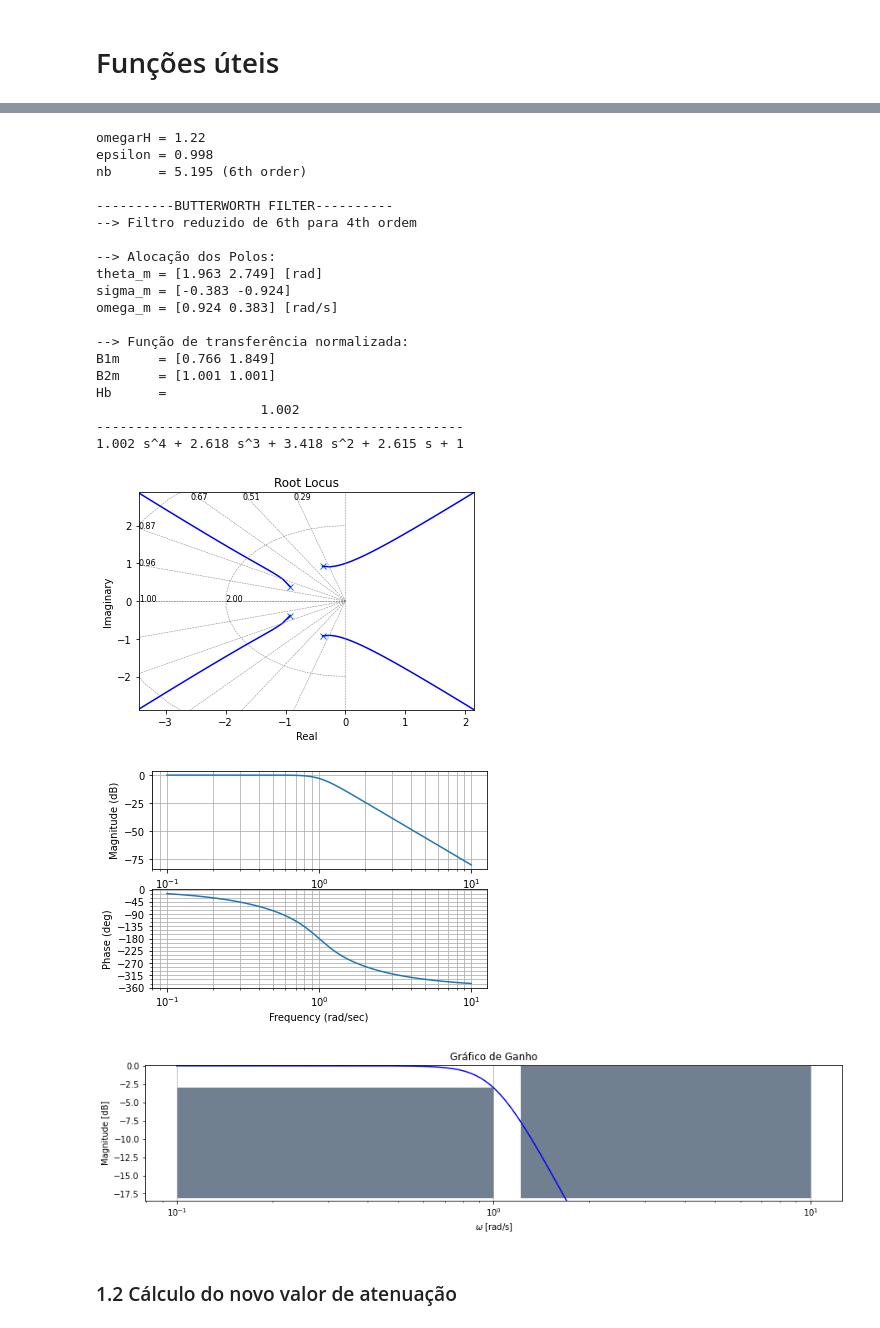
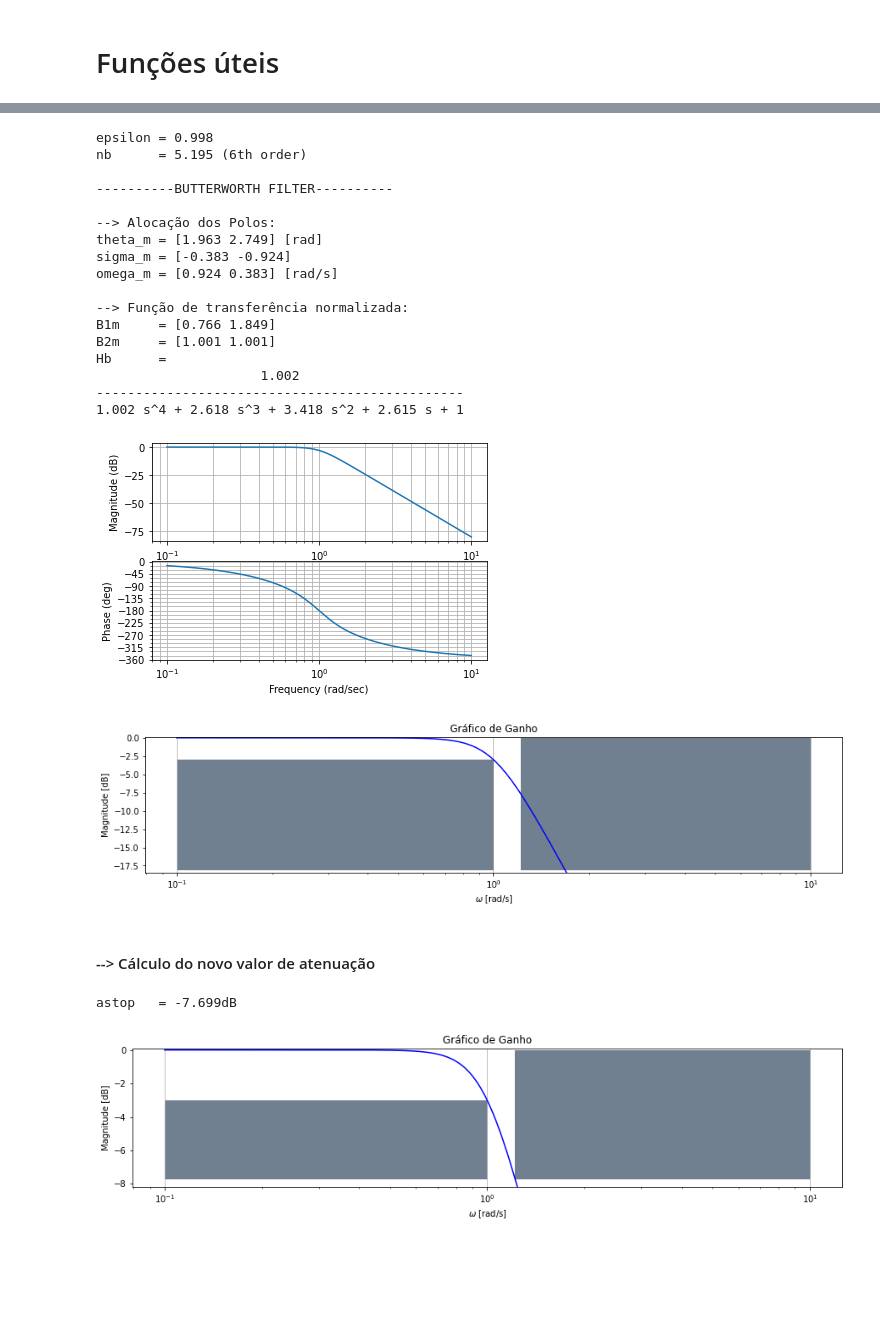
Before and after one commit to Widmark-Kaue/digital-signal-processing, a Jupyter notebook: avl2.ipynb, the cells around one changed output, grey strips where cells are left out. Cells and saved outputs as stored; diff of their text form; code cells hidden in the pictures; blank space fills up the shorter version.

```diff
--- a/avl2.ipynb
+++ b/avl2.ipynb
@@ -36,7 +43,7 @@ def thetam (n:int)->np.ndarray:
 
     return np.pi*(2*m + n + 1)/(2*n)
 
-def FTb(n:int, R:float)-> m.TransferFunction:
+def FTb(n:int, R:float)-> any:
         print(10*'-'+'BUTTERWORTH FILTER'+10*'-')
         if n > 4:
             print(f'--> Filtro reduzido de {n}th para 4th ordem')
@@ -44,8 +51,6 @@ def FTb(n:int, R:float)-> m.TransferFunction:
         sigma_m = R*np.cos(thetam(n))
         omega_m = R*np.sin(thetam(n))
         exp     = 0 if n%2 == 0 else 1
-
-
 
         s  = m.tf('s')
 
@@ -86,24 +91,21 @@ eps = epsf(apass)
 nb  = np.log10(epsf(astop)/epsf(apass))/(2*np.log10(omegarH))
 n   =  round(nb)+1 if not nb%1 == 0 else nb
 
-print(f'omegarH\t= {round(omegarH,3)}')
 print(f'epsilon\t= {round(eps,3)}')
 print(f'nb\t= {round(nb,3)} ({n}th order)\n')
 
 # alocação dos polos
-R = eps**(-1/(n if n<=4 else 4))
+n = n if n<=4 else 4
+R = eps**(-1/(n))
 
 # função de transferência
 s   = m.tf('s')
 H   = FTb(n,R)
-Hrl = H(s)
+HrL = H(s)
 
-# Lugar das raízes
-m.rlocus(Hrl, grid = True, plotstr='b')
-plt.show()
 
 # Diagrama de Bode
-mag, phase, omega = m.bode(Hrl, plot = True)
+mag, phase, omega = m.bode(HrL, plot = True)
 magdB = 20*np.log10(mag)
 plt.show()
 
@@ -125,12 +127,10 @@ with plt.rc_context({'figure.figsize':(15,3)}):
     plt.grid(axis = 'x')
     plt.show()
 # %% [output]
-omegarH = 1.22
 epsilon = 0.998
 nb      = 5.195 (6th order)
 
 ----------BUTTERWORTH FILTER----------
---> Filtro reduzido de 6th para 4th ordem
 
 --> Alocação dos Polos:
 theta_m = [1.963 2.749] [rad]
@@ -144,8 +144,7 @@ Hb      =
                      1.002
 -----------------------------------------------
 1.002 s^4 + 2.618 s^3 + 3.418 s^2 + 2.615 s + 1
-[figure, old version]
+[figure, new version]
-[figure, old version]
+[figure, new version]
-[figure, removed]
 # %% [markdown]
-### 1.2 Cálculo do novo valor de atenuação
+#### -->  Cálculo do novo valor de atenuação
@@ -154 +151,22 @@ astop = 10**(8*np.log10(omegarH)) #calcular expressão
+# %%
+astopNew = -10*np.log10(omegarH**(2*n)*(10**(-0.1*apass) - 1) + 1)
+print(f'astop\t= {round(astopNew,3)}dB')
+
+with plt.rc_context({'figure.figsize':(15,3)}):
+
+    plt.semilogx(omega, magdB, 'b')
+    plt.fill_between(Xtemp(omega[0], 1), Ytemp(apass, apass),Ytemp(astopNew,astopNew),color ='slategrey')
+    plt.fill_between(Xtemp(omegarH, 10),Ytemp(0,0),Ytemp(astopNew,astopNew), color ='slategrey')
+
+
+    plt.ylim([-(abs(astopNew)+0.5),0.1])
+    plt.title('Gráfico de Ganho')
+    plt.xlabel(r'$\omega$ [rad/s]')
+    plt.ylabel('Magnitude [dB]')
+
+    plt.grid(axis = 'x')
+    plt.show()
+# %% [output]
+astop   = -7.699dB
+[figure, added]
 # %% [markdown]
```
Also changed, not shown: parts of 8 cells of this notebook.
